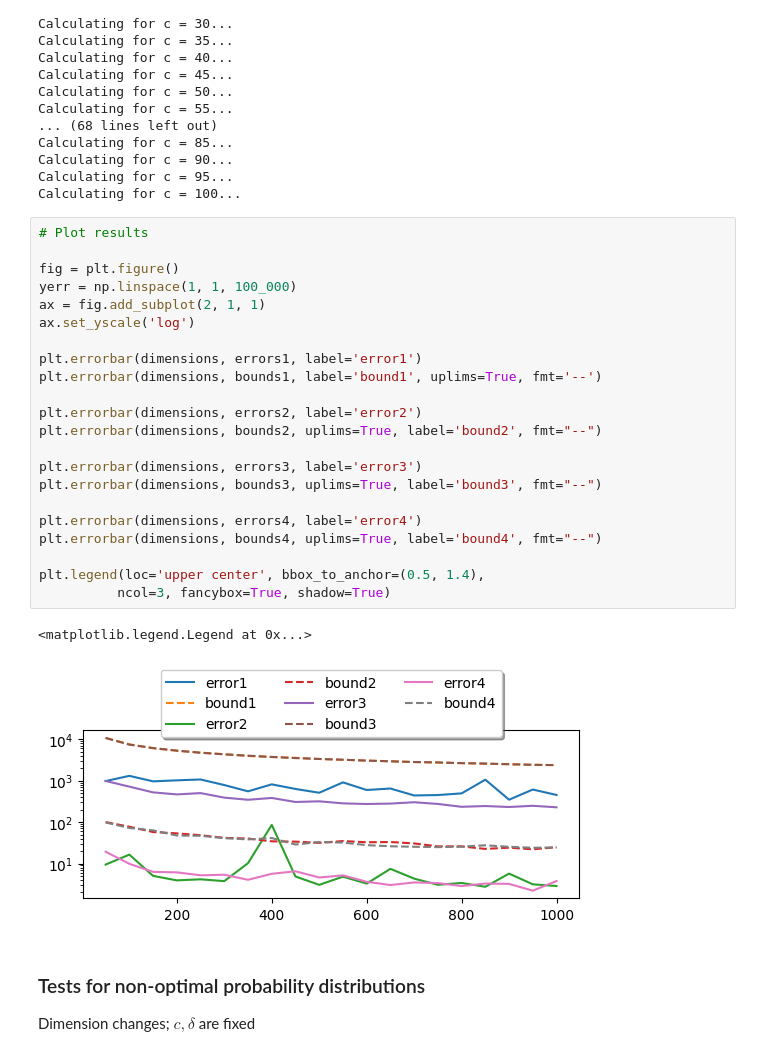
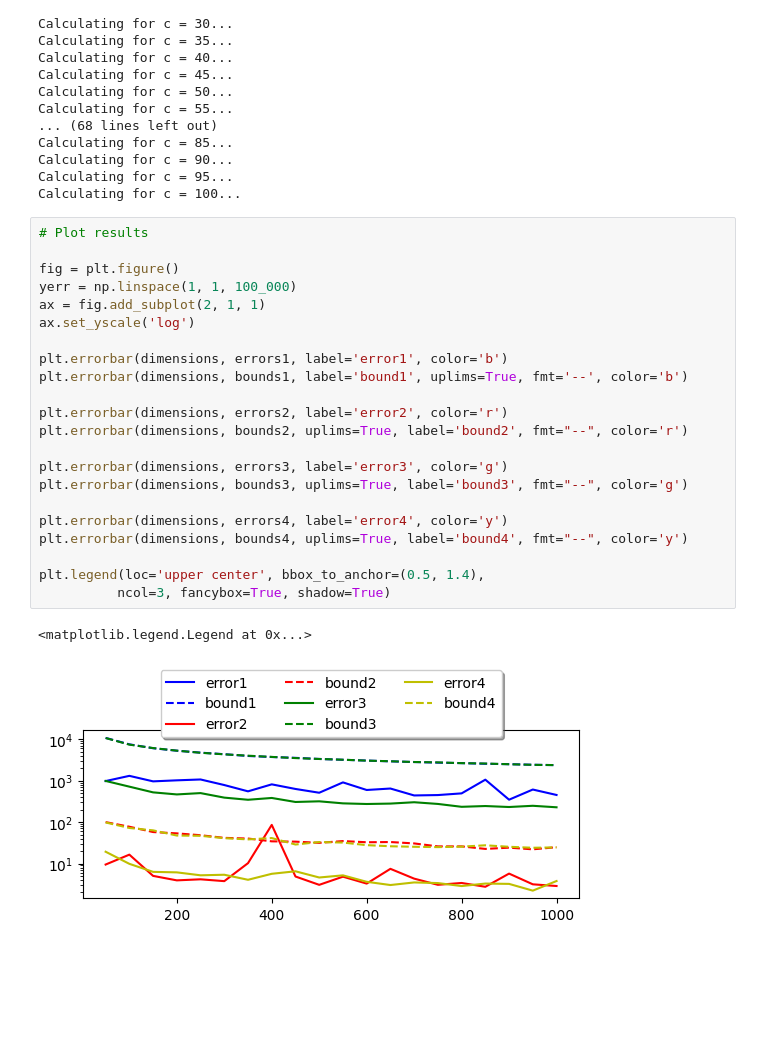
Before and after one commit to Zsivony1es/nhpa-semester-project, a Jupyter notebook: src/experiments.ipynb, the cells around one changed output. Saved outputs shown, nothing was run; the diff lists cells and outputs as text; blank space fills up the shorter version.

```diff
--- a/src/experiments.ipynb
+++ b/src/experiments.ipynb
@@ -131,28 +128,25 @@ Calculating for c = 100...
 # %%
 # Plot results
 
 fig = plt.figure()
 yerr = np.linspace(1, 1, 100_000)
 ax = fig.add_subplot(2, 1, 1)
 ax.set_yscale('log')
 
-plt.errorbar(dimensions, errors1, label='error1')
-plt.errorbar(dimensions, bounds1, label='bound1', uplims=True, fmt='--')
+plt.errorbar(dimensions, errors1, label='error1', color='b')
+plt.errorbar(dimensions, bounds1, label='bound1', uplims=True, fmt='--', color='b')
 
-plt.errorbar(dimensions, errors2, label='error2')
-plt.errorbar(dimensions, bounds2, uplims=True, label='bound2', fmt="--")
+plt.errorbar(dimensions, errors2, label='error2', color='r')
+plt.errorbar(dimensions, bounds2, uplims=True, label='bound2', fmt="--", color='r')
 
-plt.errorbar(dimensions, errors3, label='error3')
-plt.errorbar(dimensions, bounds3, uplims=True, label='bound3', fmt="--")
+plt.errorbar(dimensions, errors3, label='error3', color='g')
+plt.errorbar(dimensions, bounds3, uplims=True, label='bound3', fmt="--", color='g')
 
-plt.errorbar(dimensions, errors4, label='error4')
-plt.errorbar(dimensions, bounds4, uplims=True, label='bound4', fmt="--")
+plt.errorbar(dimensions, errors4, label='error4', color='y')
+plt.errorbar(dimensions, bounds4, uplims=True, label='bound4', fmt="--", color='y')
 
 plt.legend(loc='upper center', bbox_to_anchor=(0.5, 1.4),
           ncol=3, fancybox=True, shadow=True)
 # %% [output]
 <matplotlib.legend.Legend at 0x...>
-[figure, old version]
+[figure, new version]
-# %% [markdown]
-### Tests for non-optimal probability distributions
-Dimension changes; $c, \delta$ are fixed
```
Also changed, not shown: parts of 3 cells of this notebook, 1 other file.
